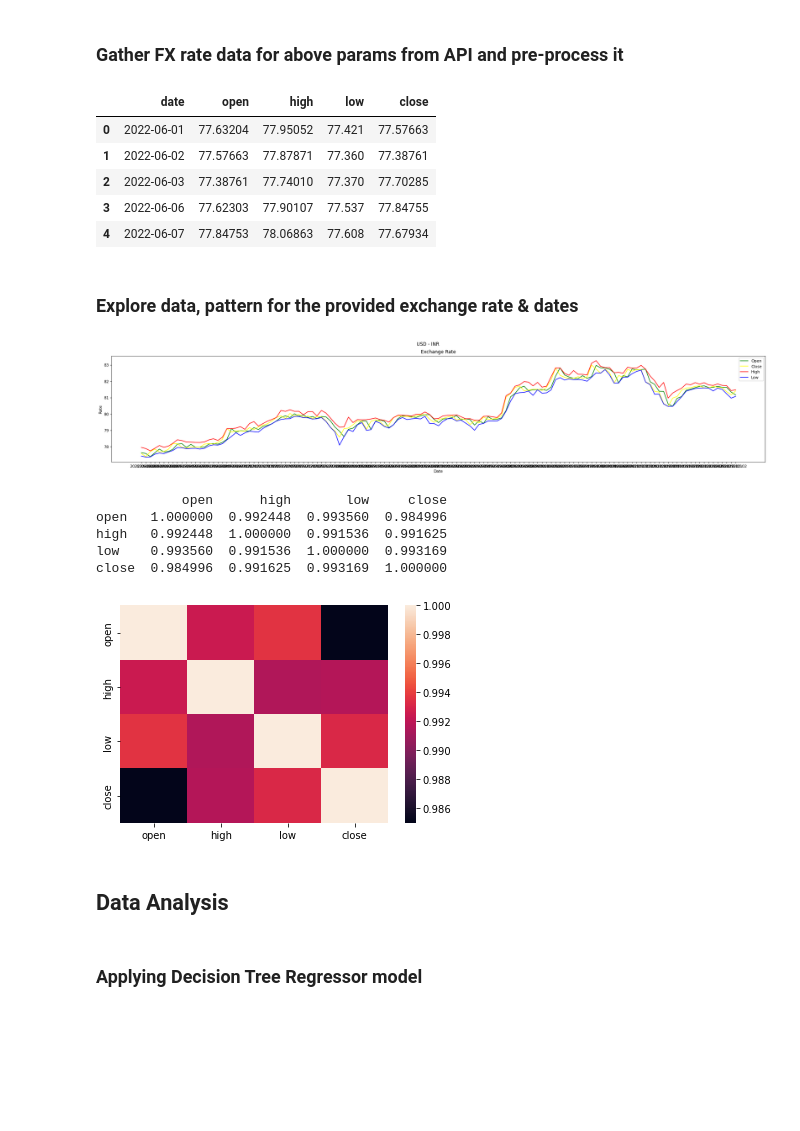
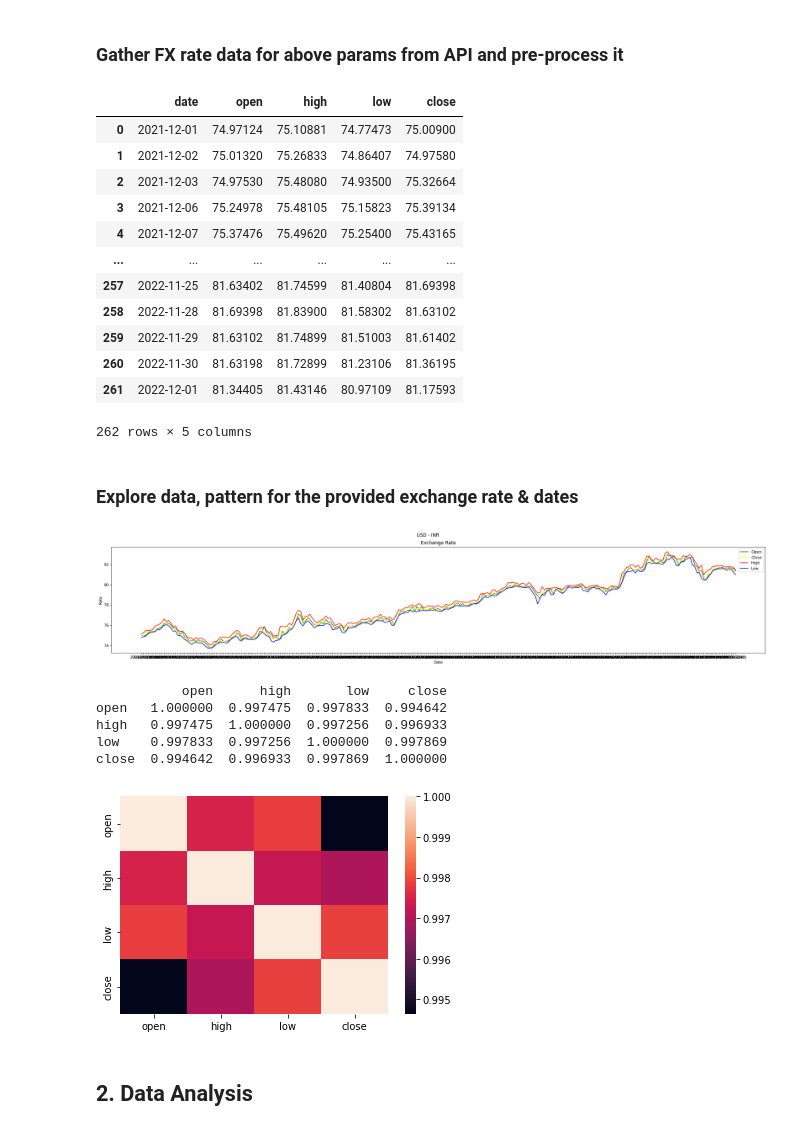
Before and after one commit to r15hank/currency-predictor, a Jupyter notebook: currency_predictor.ipynb, the cells around one changed output. Cells and saved outputs as stored; diff of their text form; code cells hidden in the pictures; blank space fills up the shorter version.

```diff
--- a/currency_predictor.ipynb
+++ b/currency_predictor.ipynb
@@ -43,7 +52,7 @@ from sklearn.neural_network import MLPRegressor
 ### Configure currencies and dates to apply prediction
 # %%
 # Enter start & end dates
-start_date = datetime.date(2022, 6, 1)
+start_date = datetime.date(2021, 12, 1)
 end_date = datetime.date(2022, 12, 1)
 
 # Enter source & target currencies
@@ -54,36 +63,43 @@ target_currency = "INR"
 # %%
 # functions for getting fx data from api
 API_URL = "https://marketdata.tradermade.com/api/v1"
 
 def get_api_key():
     return open("api.key", mode='r').read()
 
 
 def send_api_request(url):
     headers = {'Accept': 'application/json'}
     return requests.get(url=url, headers=headers)
 
 
 def get_fx_data(source_currency, target_currency, start_date, end_date):
     api_key = get_api_key()
     url = f"{API_URL}/timeseries?currency={source_currency}{target_currency}&api_key={api_key}&start_date={start_date}&end_date={end_date}&format=csv"
     return send_api_request(url).text
 
 
 def get_currency_df(source_currency, target_currency, start_date, end_date):
     currency_rates = get_fx_data(source_currency, target_currency, start_date, end_date)
     return pd.read_csv(StringIO(currency_rates), sep=",")
 
 
 currency_df = get_currency_df(source_currency, target_currency, start_date, end_date)
-currency_df.head()
+currency_df
 # %% [output]
 |  | date | open | high | low | close |
-| 0 | 2022-06-01 | 77.63204 | 77.95052 | 77.421 | 77.57663 |
-| 1 | 2022-06-02 | 77.57663 | 77.87871 | 77.360 | 77.38761 |
-| 2 | 2022-06-03 | 77.38761 | 77.74010 | 77.370 | 77.70285 |
-| 3 | 2022-06-06 | 77.62303 | 77.90107 | 77.537 | 77.84755 |
-| 4 | 2022-06-07 | 77.84753 | 78.06863 | 77.608 | 77.67934 |
+| 0 | 2021-12-01 | 74.97124 | 75.10881 | 74.77473 | 75.00900 |
+| 1 | 2021-12-02 | 75.01320 | 75.26833 | 74.86407 | 74.97580 |
+| 2 | 2021-12-03 | 74.97530 | 75.48080 | 74.93500 | 75.32664 |
+| 3 | 2021-12-06 | 75.24978 | 75.48105 | 75.15823 | 75.39134 |
+| 4 | 2021-12-07 | 75.37476 | 75.49620 | 75.25400 | 75.43165 |
+| ... | ... | ... | ... | ... | ... |
+| 257 | 2022-11-25 | 81.63402 | 81.74599 | 81.40804 | 81.69398 |
+| 258 | 2022-11-28 | 81.69398 | 81.83900 | 81.58302 | 81.63102 |
+| 259 | 2022-11-29 | 81.63102 | 81.74899 | 81.51003 | 81.61402 |
+| 260 | 2022-11-30 | 81.63198 | 81.72899 | 81.23106 | 81.36195 |
+| 261 | 2022-12-01 | 81.34405 | 81.43146 | 80.97109 | 81.17593 |
+262 rows × 5 columns
 # %% [markdown]
 ### Explore data, pattern for the provided exchange rate & dates
 # %%
@@ -103,19 +119,17 @@ print(currency_df.corr())
 sns.heatmap(currency_df.corr())
 plt.show()
 # %% [output]
-[figure, old version]
+[figure, new version]
            open      high       low     close
-open   1.000000  0.992448  0.993560  0.984996
-high   0.992448  1.000000  0.991536  0.991625
-low    0.993560  0.991536  1.000000  0.993169
-close  0.984996  0.991625  0.993169  1.000000
+open   1.000000  0.997475  0.997833  0.994642
+high   0.997475  1.000000  0.997256  0.996933
+low    0.997833  0.997256  1.000000  0.997869
+close  0.994642  0.996933  0.997869  1.000000
-[figure, old version]
+[figure, new version]
 # %%
 x = currency_df[["open", "high", "low"]].to_numpy()
 y = currency_df["close"].to_numpy().reshape(-1, 1)
 
 xtrain, xtest, ytrain, ytest = train_test_split(x, y, test_size=0.2, random_state=42)
 # %% [markdown]
-## Data Analysis
+## 2. Data Analysis
-# %% [markdown]
-### Applying Decision Tree Regressor model
```
Also changed, not shown: parts of 54 cells of this notebook.
